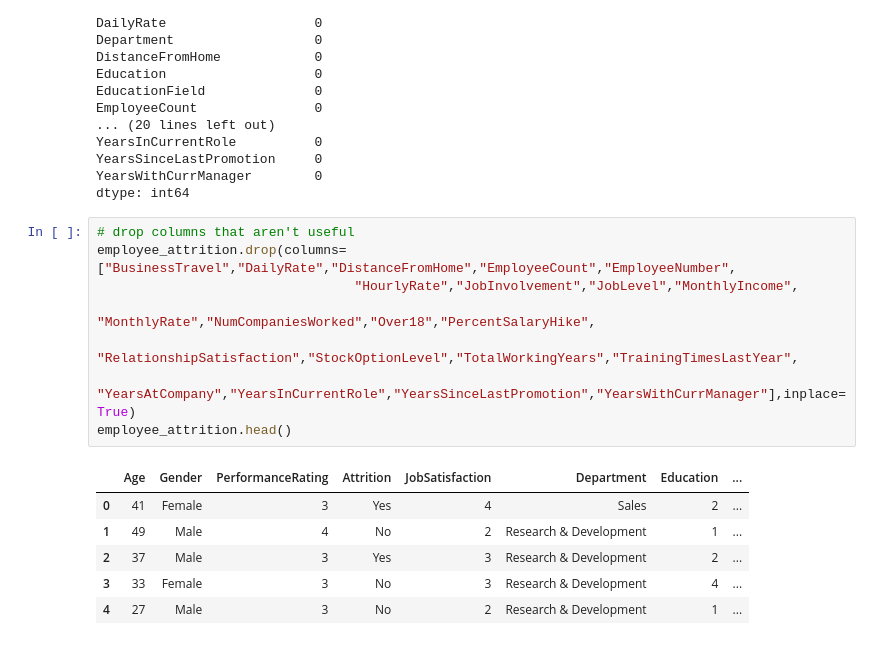
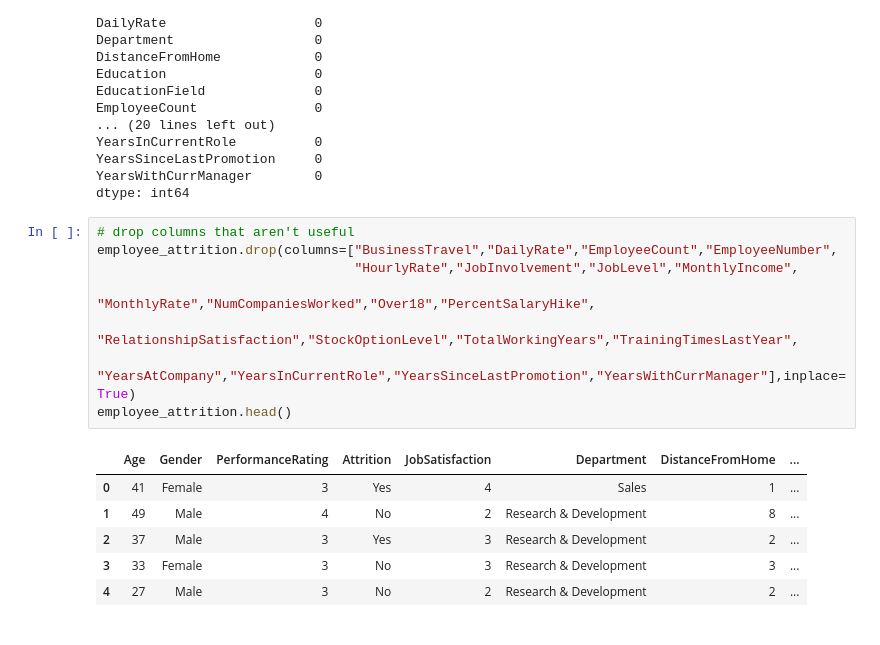
Before and after one commit to jbarkle/Exploratory-Analysis-of-Sleep-Data, a Jupyter notebook: performance_jb.ipynb, the cells around one changed output. Cells and saved outputs as stored; diff of their text form.

```diff
--- a/performance_jb.ipynb
+++ b/performance_jb.ipynb
@@ -126,16 +197,16 @@ YearsWithCurrManager        0
 dtype: int64
 # %%
 # drop columns that aren't useful
-employee_attrition.drop(columns=["BusinessTravel","DailyRate","DistanceFromHome","EmployeeCount","EmployeeNumber",
+employee_attrition.drop(columns=["BusinessTravel","DailyRate","EmployeeCount","EmployeeNumber",
                                  "HourlyRate","JobInvolvement","JobLevel","MonthlyIncome",
                                  "MonthlyRate","NumCompaniesWorked","Over18","PercentSalaryHike",
                                  "RelationshipSatisfaction","StockOptionLevel","TotalWorkingYears","TrainingTimesLastYear",
                                  "YearsAtCompany","YearsInCurrentRole","YearsSinceLastPromotion","YearsWithCurrManager"],inplace=True)
 employee_attrition.head()
 # %% [output]
-|  | Age | Gender | PerformanceRating | Attrition | JobSatisfaction | Department | Education | ... |
-| 0 | 41 | Female | 3 | Yes | 4 | Sales | 2 | ... |
-| 1 | 49 | Male | 4 | No | 2 | Research & Development | 1 | ... |
+|  | Age | Gender | PerformanceRating | Attrition | JobSatisfaction | Department | DistanceFromHome | ... |
+| 0 | 41 | Female | 3 | Yes | 4 | Sales | 1 | ... |
+| 1 | 49 | Male | 4 | No | 2 | Research & Development | 8 | ... |
 | 2 | 37 | Male | 3 | Yes | 3 | Research & Development | 2 | ... |
-| 3 | 33 | Female | 3 | No | 3 | Research & Development | 4 | ... |
-| 4 | 27 | Male | 3 | No | 2 | Research & Development | 1 | ... |
+| 3 | 33 | Female | 3 | No | 3 | Research & Development | 3 | ... |
+| 4 | 27 | Male | 3 | No | 2 | Research & Development | 2 | ... |
```
Also changed, not shown: parts of 31 cells of this notebook.
